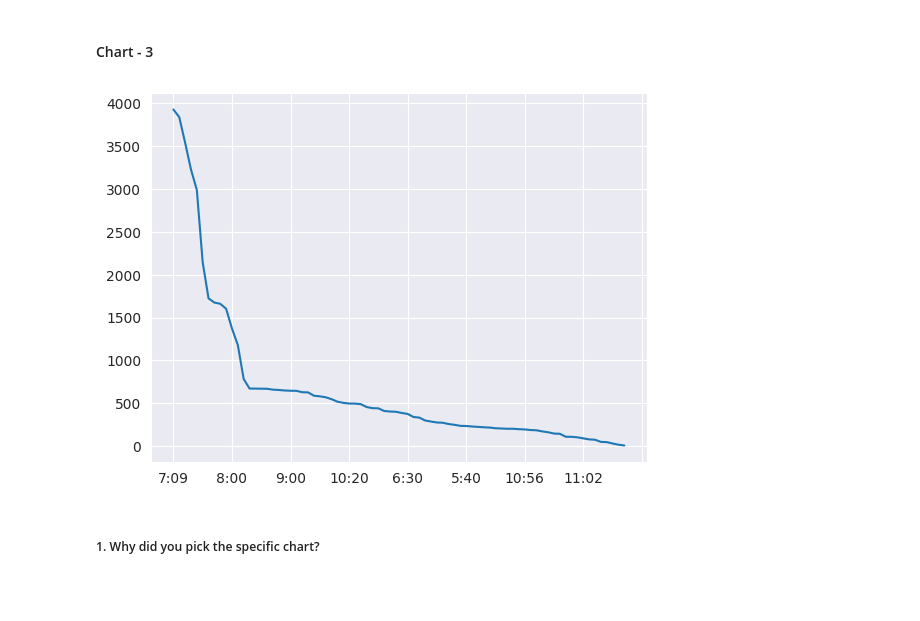
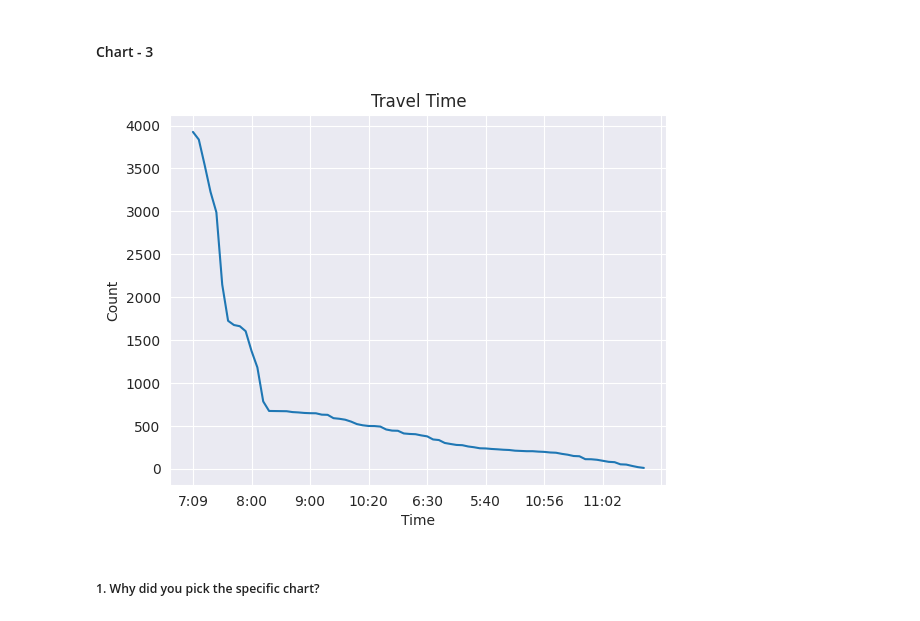
Before and after one commit to Manoharjha333/transport-demand-prediction, a Jupyter notebook: ML_Submission_Template.ipynb, the cells around one changed output. Saved outputs shown, nothing was run; the diff lists cells and outputs as text; code cells hidden in the pictures; blank space fills up the shorter version.

```diff
--- a/ML_Submission_Template.ipynb
+++ b/ML_Submission_Template.ipynb
@@ -482,9 +482,16 @@ This shows us that our customers are traveling with us many times and if we want
 # %%
 # Chart - 3 visualization code
 dataset['travel_time'].value_counts().plot(kind='line')
+
+# Add labels and a title
+plt.xlabel('Time')
+plt.ylabel('Count')
+plt.title('Travel Time')
+
+# Show the plot
 plt.show()
 # %% [output]
-[figure, old version]
+[figure, new version]
 # %% [markdown]
 ##### 1. Why did you pick the specific chart?
 # %% [markdown]
```
Also changed, not shown: parts of 6 cells of this notebook.
